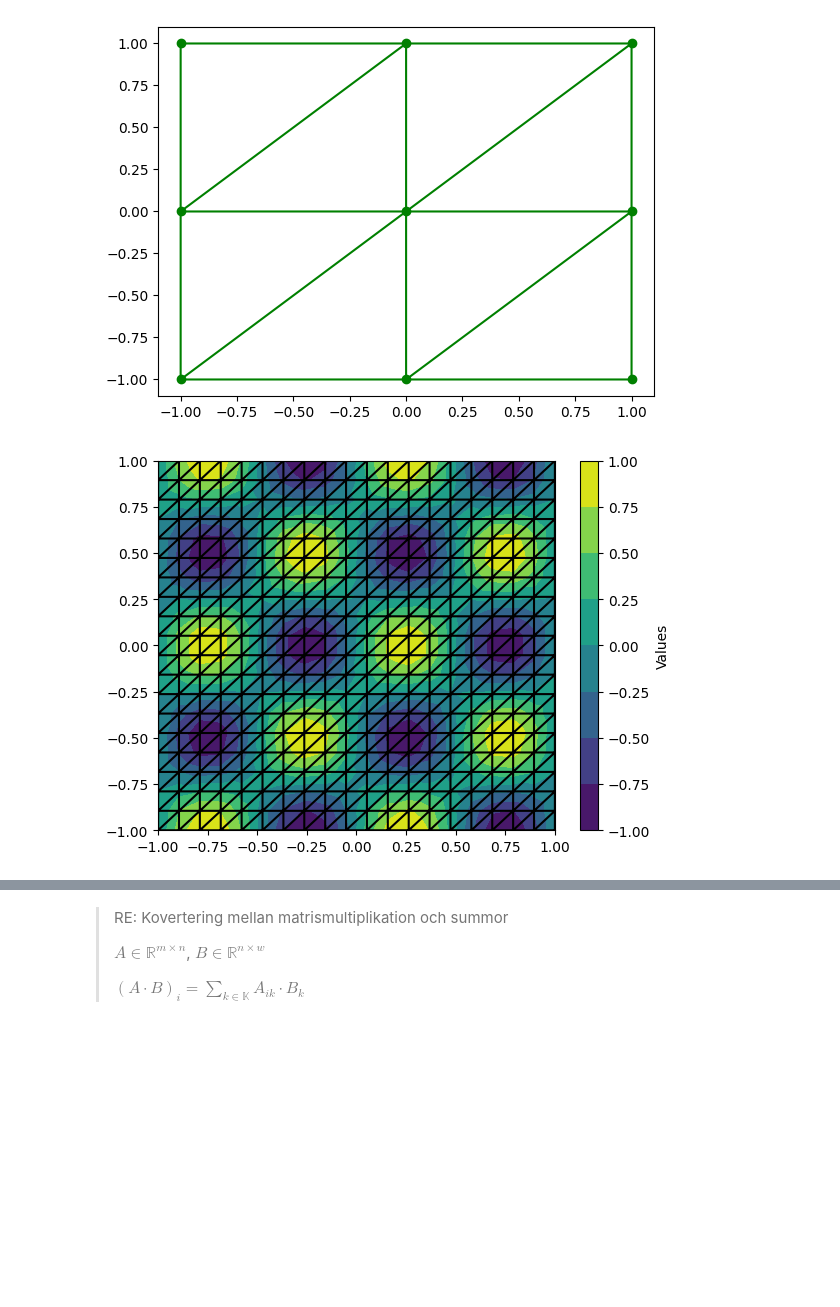
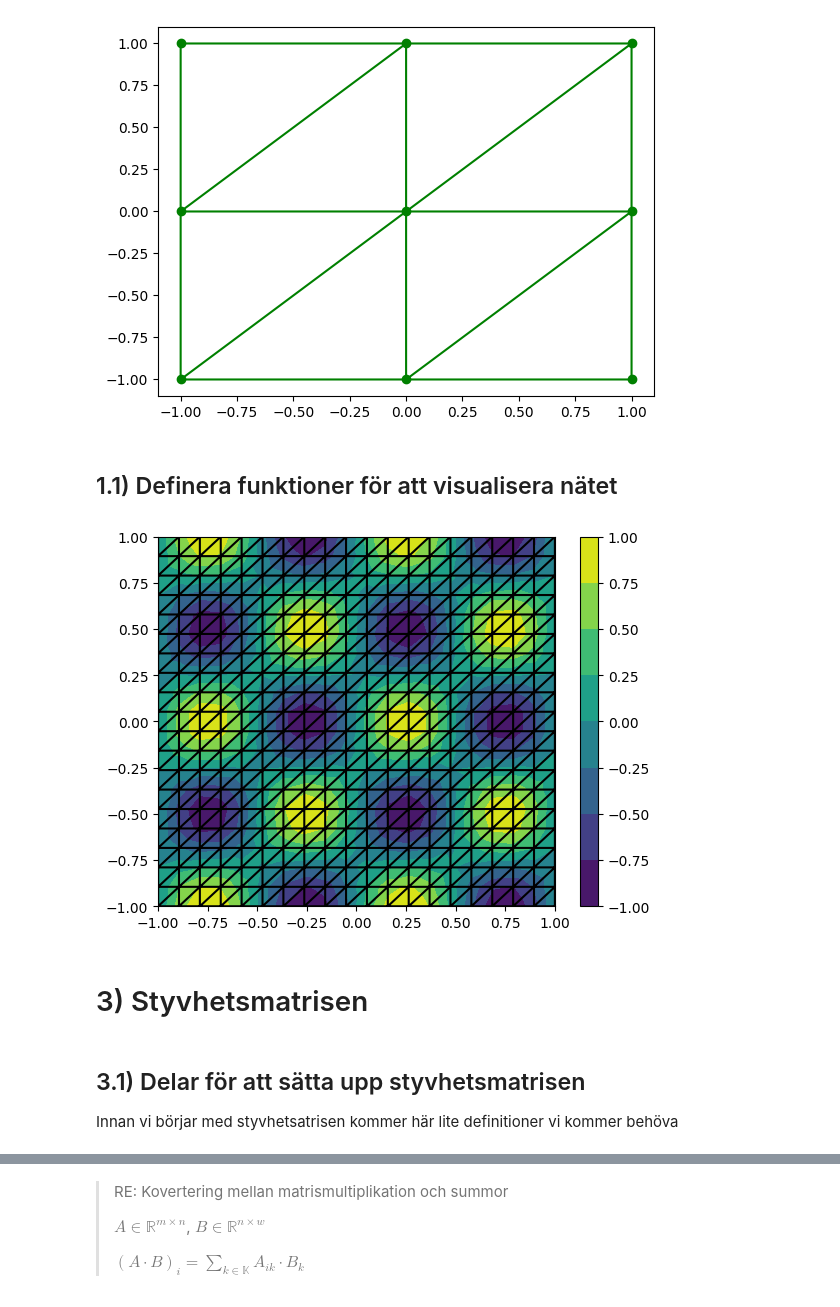
Before and after one commit to wiluxgit/MVE270_2024, a Jupyter notebook: 11z.ipynb, the cells around one changed output, grey strips where cells are left out. Saved outputs shown, nothing was run; the diff lists cells and outputs as text; code cells hidden in the pictures; blank space fills up the shorter version.

```diff
--- a/11z.ipynb
+++ b/11z.ipynb
@@ -8,15 +3,16 @@ import matplotlib.tri as tri
 # %%
 from dataclasses import dataclass
 from typing import Annotated
-from numpy import floating
-from numpy.typing import NDArray
+from numpy import floating, ndarray
+import numpy as np
+import matplotlib.pyplot as plt
+import matplotlib.tri as tri
 
 @dataclass
 class TriangulatedGrid:
-    resolution: int
-    points: NDArray
-    X: NDArray
-    Y: NDArray
+    points: ndarray
+    X: ndarray
+    Y: ndarray
     triangulation: tri.Triangulation
 
     def __init__(
@@ -28,8 +24,8 @@ class TriangulatedGrid:
         xmin, xmax = xlim
         ymin, ymax = ylim
 
-        x: NDArray[floating]
-        y: NDArray[floating]
+        x: ndarray[floating]
+        y: ndarray[floating]
         x, y = np.meshgrid(
             np.linspace(xmin, xmax, resolution),
             np.linspace(ymin, ymax, resolution)
@@ -44,11 +40,10 @@ class TriangulatedGrid:
                 p3 = p1 + resolution         # Top-left corner
                 p4 = p3 + 1                  # Top-right corner
 
-                # Define two triangles using the same diagonal from bottom-left to top-right
-                triangles.append([p1, p2, p4])  # Bottom-left triangle
-                triangles.append([p1, p4, p3])  # Top-right triangle
+                # Define two triangles using the same diagonal
+                triangles.append([p1, p2, p4])  # Bottom-right triangle
+                triangles.append([p1, p4, p3])  # Top-left triangle
 
-        self.resolution = resolution
         self.X = x.flatten()
         self.Y = y.flatten()
         self.points = np.vstack([self.X, self.Y]).T
@@ -60,16 +55,23 @@ plt.triplot(trigrid.triangulation, 'go-', lw=1.5)
 [<matplotlib.lines.Line2D at 0x...>,
  <matplotlib.lines.Line2D at 0x...>]
 [figure]
+# %% [markdown]
+## 1.1) Definera funktioner för att visualisera nätet
 # %%
-def dummy_triplot(trigrid: TriangulatedGrid):
+def show_dummy_triplot(trigrid: TriangulatedGrid):
     # Colorize each node according to some dummy function
     values = np.sin(2*np.pi*trigrid.X) * np.cos(2*np.pi*trigrid.Y)
 
     plt.tricontourf(trigrid.triangulation, values, cmap="viridis")
     plt.triplot(trigrid.triangulation, "k-")
-    plt.colorbar(label='Values')
+    plt.colorbar()
     plt.show()
 
-dummy_triplot(TriangulatedGrid(20))
+show_dummy_triplot(TriangulatedGrid(20))
 # %% [output]
-[figure, old version]
+[figure, new version]
+# %% [markdown]
+# 3) Styvhetsmatrisen
+# %% [markdown]
+## 3.1) Delar för att sätta upp styvhetsmatrisen
+Innan vi börjar med styvhetsatrisen kommer här lite definitioner vi kommer behöva
```
Also changed, not shown: parts of 17 cells of this notebook, 2 other files.
